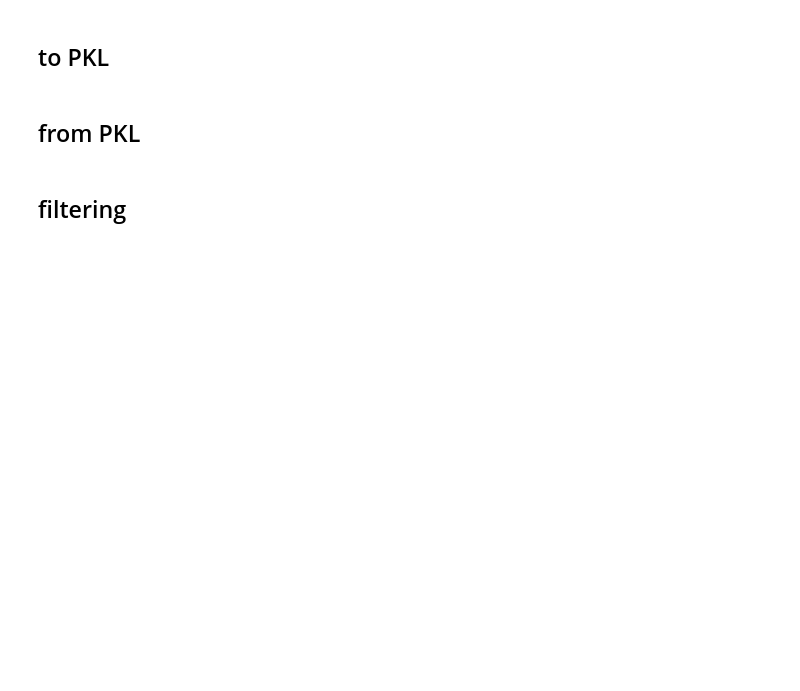
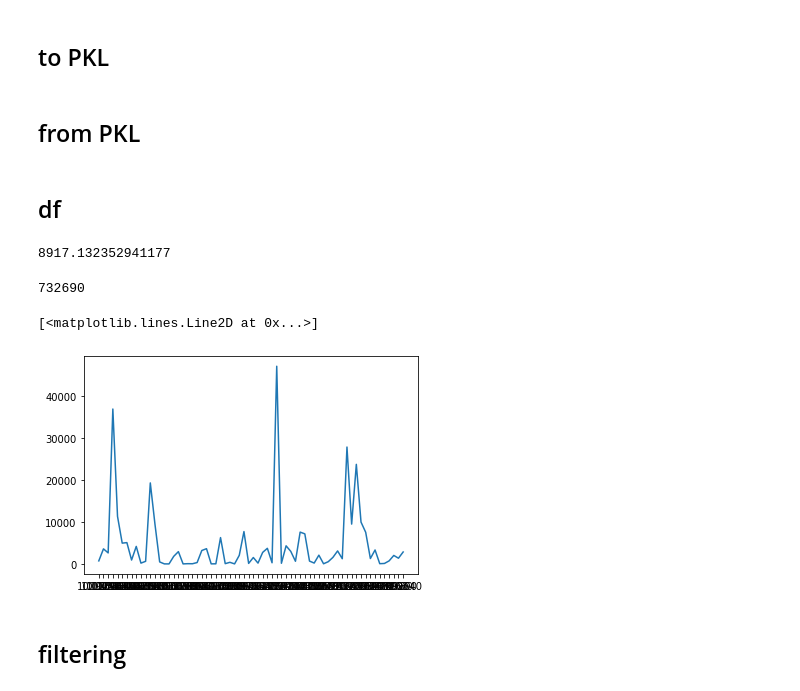
Before and after one commit to 21jun/steam-youtube-explorer, a Jupyter notebook: nb_entropy.ipynb, the cells around one changed output. Cells and saved outputs as stored; diff of their text form; code cells hidden in the pictures; blank space fills up the shorter version.

```diff
--- a/nb_entropy.ipynb
+++ b/nb_entropy.ipynb
@@ -29,7 +34,7 @@ db = DataBase()
 
 df_all = db.to_df("""
 SELECT * FROM
-(SELECT * FROM yt_comment)A
+(SELECT * FROM yt_comment where filter=0)A
 LEFT JOIN
 (SELECT appid, first_date, avg_player_count FROM get_new_games)B ON A.appid = B.appid;
 """)
@@ -45,3 +48,5 @@ with open(path/'df_all_yt_commnet.pkl', 'wb+') as f:
 # %%
 with open(path/'df_all_yt_commnet.pkl', 'rb') as f:
     df_all = pickle.load(f)
+# %% [markdown]
+## df
@@ -48,2 +56,23 @@ with open(path/'df_all_yt_commnet.pkl', 'rb') as f:
+# %%
+# int -> str
+df_all['appid'] = df_all['appid'].map(lambda x: str(x))
+# %%
+df_all.groupby('appid').count()['text'].mean()
+# %% [output]
+8917.132352941177
+# %%
+# 댓글수가 너무 많은 게임 제거
+for row in df_all.groupby('appid').count().iterrows():
+    # print(row[0], row[1])
+    if row[1]['text'] > 50000:
+        print(row[0])
+        df_all = df_all.drop(df_all[df_all['appid']==row[0]].index)
+# %% [output]
+732690
+# %%
+plt.plot(df_all.groupby('appid').count()['text'])
+# %% [output]
+[<matplotlib.lines.Line2D at 0x...>]
+[figure, added]
 # %% [markdown]
 ## filtering
```
Also changed, not shown: parts of 24 cells of this notebook.
